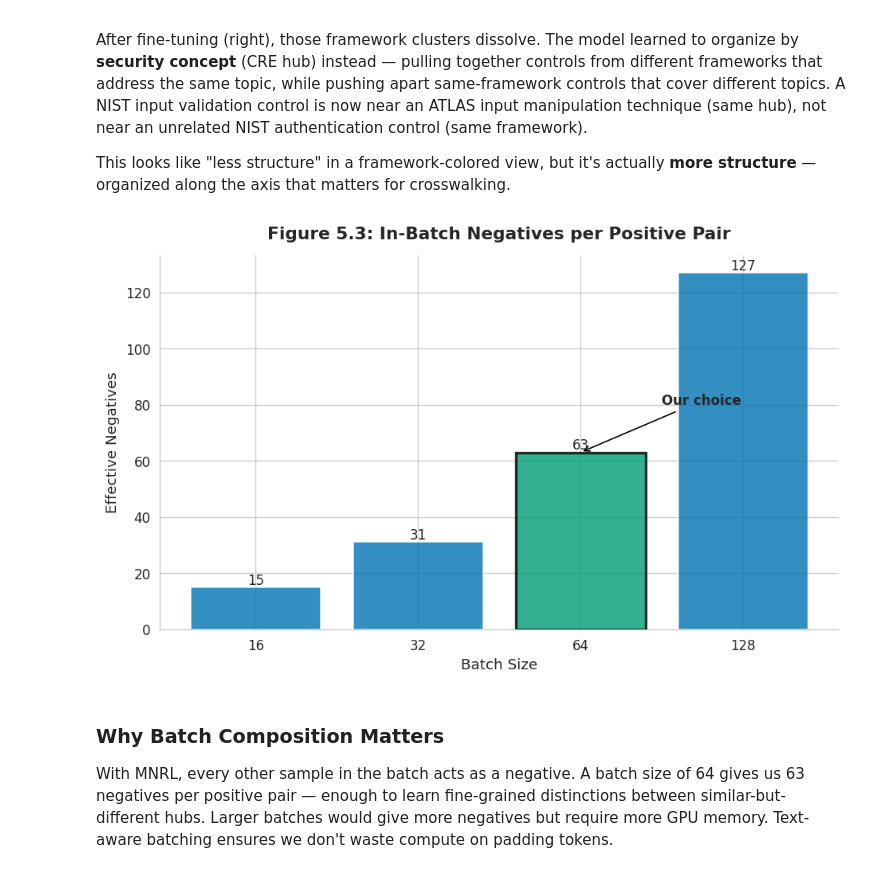
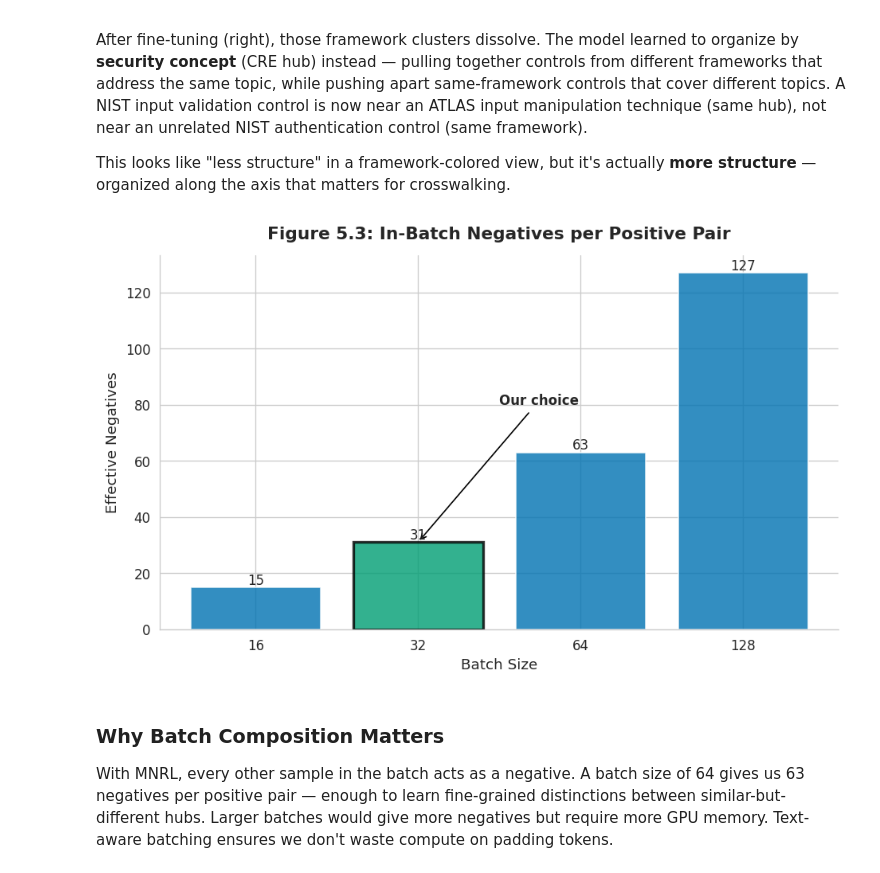
Before and after one commit to rocklambros/TRACT, a Jupyter notebook: tract_experimental_narrative.ipynb, the cells around one changed output. Cells and saved outputs as stored; diff of their text form; code cells hidden in the pictures.

```diff
--- a/tract_experimental_narrative.ipynb
+++ b/tract_experimental_narrative.ipynb
@@ -1129,44 +1129,44 @@ Diagram: how batch size determines the number of in-batch negatives.
 
 MultipleNegativesRankingLoss (MNRL) uses a contrastive learning strategy where
 each positive pair (control, correct_hub) is compared against ALL other items
-in the same batch. So batch_size=64 means each positive pair has 63 negatives.
+in the same batch. So batch_size=32 means each positive pair has 31 negatives.
 
-TRACT uses batch_size=64 (highlighted with a border):
+TRACT uses batch_size=32 (highlighted with a border):
 - Too small (16): only 15 negatives → model doesn't learn to discriminate
-- Too large (128): memory-intensive on GPU, diminishing returns
-- 64 is the sweet spot: enough negatives for learning, fits in GPU memory
+- Too large (64+): memory-intensive on GPU, diminishing returns
+- 32 balances learning signal (31 negatives) with GPU memory constraints
 
-The bar for batch_size=64 is visually highlighted as "Our choice."
+The bar for batch_size=32 is visually highlighted as "Our choice."
 """
 # In MNRL, effective_negatives = batch_size - 1 (every other item in the batch)
 batch_sizes = [16, 32, 64, 128]
 negatives = [b - 1 for b in batch_sizes]
 
 fig, ax = plt.subplots(figsize=(8, 5))
 bars = ax.bar(range(len(batch_sizes)), negatives, color=OKABE_ITO[4], alpha=0.8)
 ax.set_xticks(range(len(batch_sizes)))
 ax.set_xticklabels([str(b) for b in batch_sizes])
 
-# Highlight the chosen batch size (index 2 = batch_size 64)
-bars[2].set_color(OKABE_ITO[2])
-bars[2].set_edgecolor("black")
-bars[2].set_linewidth(2)
-ax.annotate("Our choice", xy=(2, 63), xytext=(2.5, 80),
+# Highlight the chosen batch size (index 1 = batch_size 32)
+bars[1].set_color(OKABE_ITO[2])
+bars[1].set_edgecolor("black")
+bars[1].set_linewidth(2)
+ax.annotate("Our choice", xy=(1, 31), xytext=(1.5, 80),
             arrowprops=dict(arrowstyle="->", color="black"),
             fontsize=10, fontweight="bold")
 
 # Label each bar with the exact number of negatives
 for bar, n in zip(bars, negatives):
     ax.text(bar.get_x() + bar.get_width()/2, bar.get_height() + 1,
             str(n), ha="center", fontsize=10)
 
 fig_num = fig_counter.next(5)
 style_axes(ax, "In-Batch Negatives per Positive Pair", "Batch Size", "Effective Negatives", fig_num)
 plt.tight_layout()
 plt.show()
 plt.close(fig)
 # %% [output]
-[figure, old version]
+[figure, new version]
 # %% [markdown]
 ### Why Batch Composition Matters
 
```
Also changed, not shown: parts of 6 cells of this notebook.
